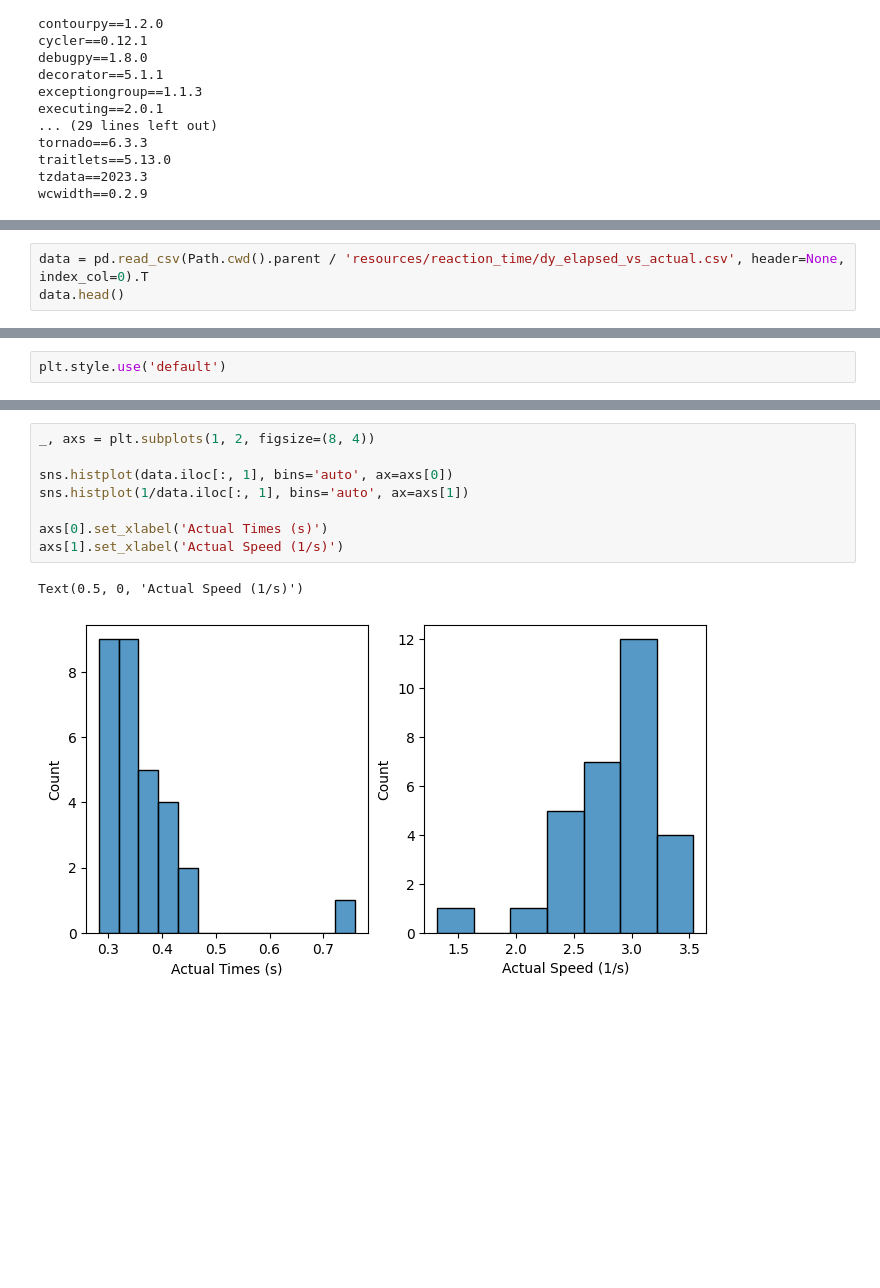
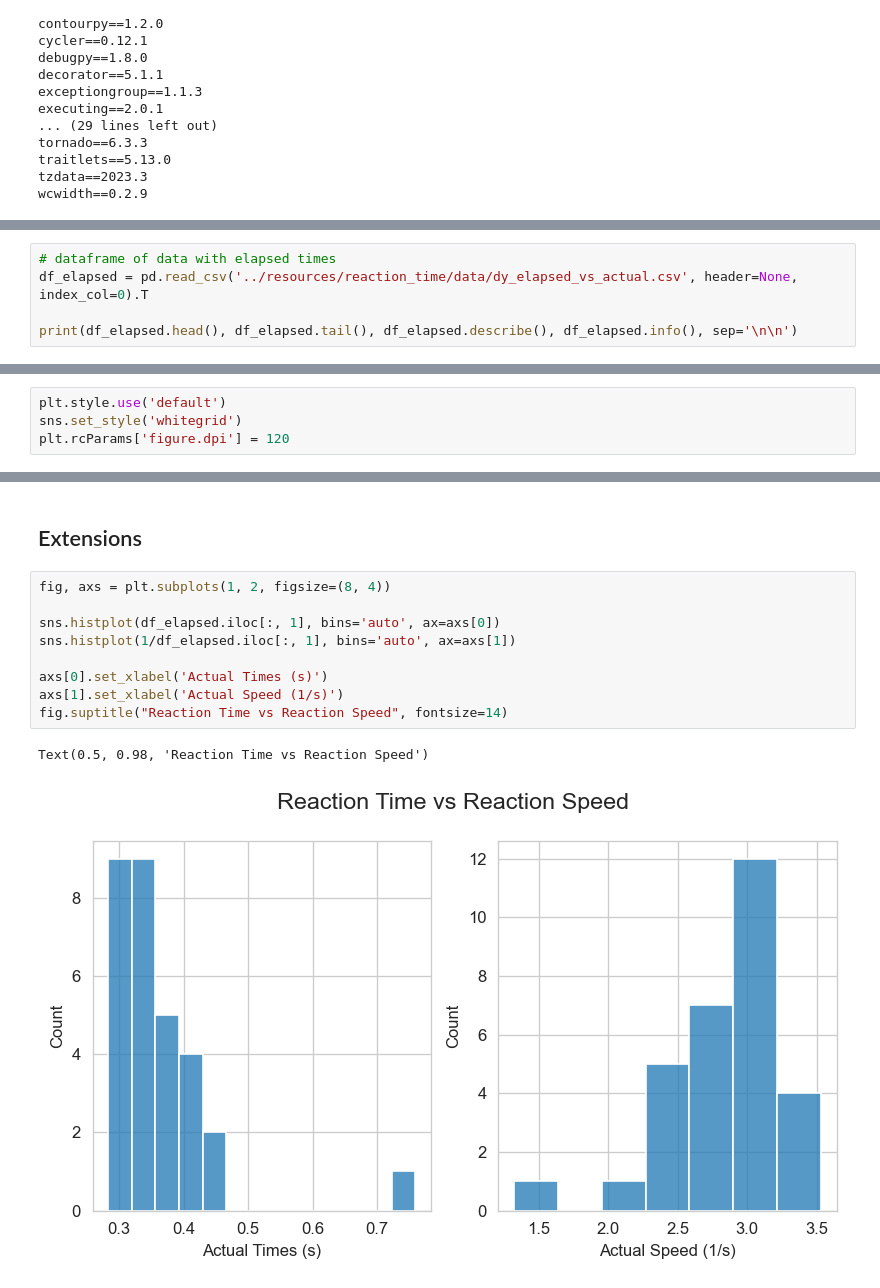
Before and after one commit to haganenoneko/ScienceClub, a Jupyter notebook: notebooks/ReactionTime_1.ipynb, the cells around one changed output, grey strips where cells are left out. Saved outputs shown, nothing was run; the diff lists cells and outputs as text; blank space fills up the shorter version.

Commit message:
Complete notebook for ReactionTime_1

```diff
--- a/notebooks/ReactionTime_1.ipynb
+++ b/notebooks/ReactionTime_1.ipynb
@@ -45,4 +84,6 @@ import seaborn as sns
 # %%
-data = pd.read_csv(Path.cwd().parent / 'resources/reaction_time/dy_elapsed_vs_actual.csv', header=None, index_col=0).T
-data.head()
+# dataframe of data with elapsed times
+df_elapsed = pd.read_csv('../resources/reaction_time/data/dy_elapsed_vs_actual.csv', header=None, index_col=0).T
+
+print(df_elapsed.head(), df_elapsed.tail(), df_elapsed.describe(), df_elapsed.info(), sep='\n\n')
 # %% [output]
@@ -50,2 +203,4 @@ FileNotFoundError: [Errno 2] No such file or directory: 'c:\\Users\\delbe\\Docum
 # %%
 plt.style.use('default')
+sns.set_style('whitegrid')
+plt.rcParams['figure.dpi'] = 120
@@ -52,14 +363,17 @@ plt.style.use('default')
+# %% [markdown]
+## Extensions
 # %%
-_, axs = plt.subplots(1, 2, figsize=(8, 4))
+fig, axs = plt.subplots(1, 2, figsize=(8, 4))
 
-sns.histplot(data.iloc[:, 1], bins='auto', ax=axs[0])
-sns.histplot(1/data.iloc[:, 1], bins='auto', ax=axs[1])
+sns.histplot(df_elapsed.iloc[:, 1], bins='auto', ax=axs[0])
+sns.histplot(1/df_elapsed.iloc[:, 1], bins='auto', ax=axs[1])
 
 axs[0].set_xlabel('Actual Times (s)')
 axs[1].set_xlabel('Actual Speed (1/s)')
+fig.suptitle("Reaction Time vs Reaction Speed", fontsize=14)
 # %% [output]
-Text(0.5, 0, 'Actual Speed (1/s)')
+Text(0.5, 0.98, 'Reaction Time vs Reaction Speed')
-[figure, old version]
+[figure, new version]
 # %%
 import numpy as np
 from scipy.stats import exponnorm
```
Also changed, not shown: parts of 26 cells of this notebook.
